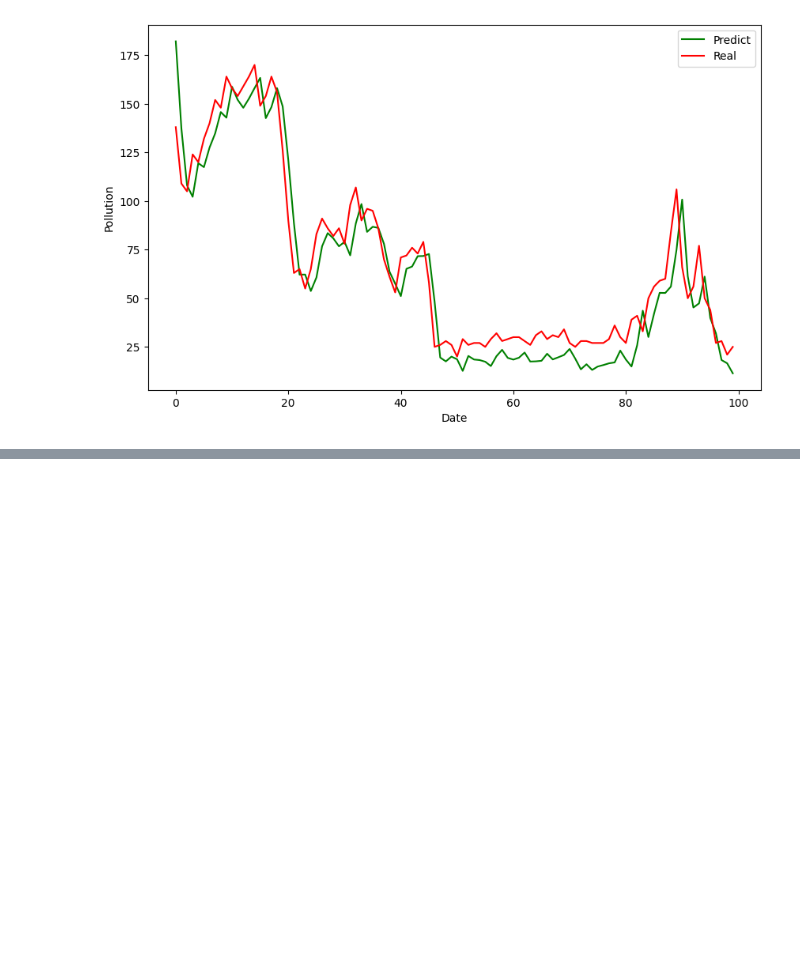
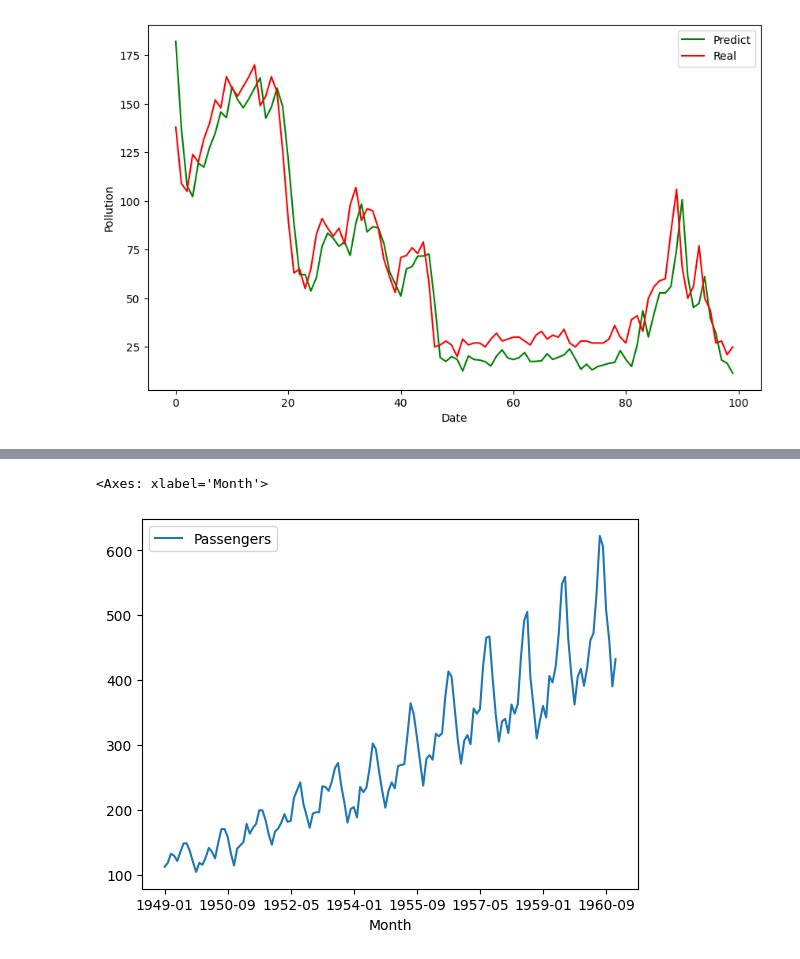
Before and after one commit to hyewon961117/hw_study2, a Jupyter notebook: two/007_python_시계열.ipynb, the cells around one changed output, grey strips where cells are left out. Cells and saved outputs as stored; diff of their text form; code cells hidden in the pictures; blank space fills up the shorter version.

```diff
--- a/two/007_python_시계열.ipynb
+++ b/two/007_python_시계열.ipynb
@@ -1288,0 +1299,6 @@ plt.show()
+# %%
+
+import pandas as pd
+
+df = pd.read_csv('./data/time/passengers.csv', index_col='Month')
+df
@@ -1288,0 +1320,5 @@ plt.show()
+# %%
+df.plot()
+# %% [output]
+<Axes: xlabel='Month'>
+[figure, added]
```
Also changed, not shown: parts of 55 cells of this notebook, 53 other files.
